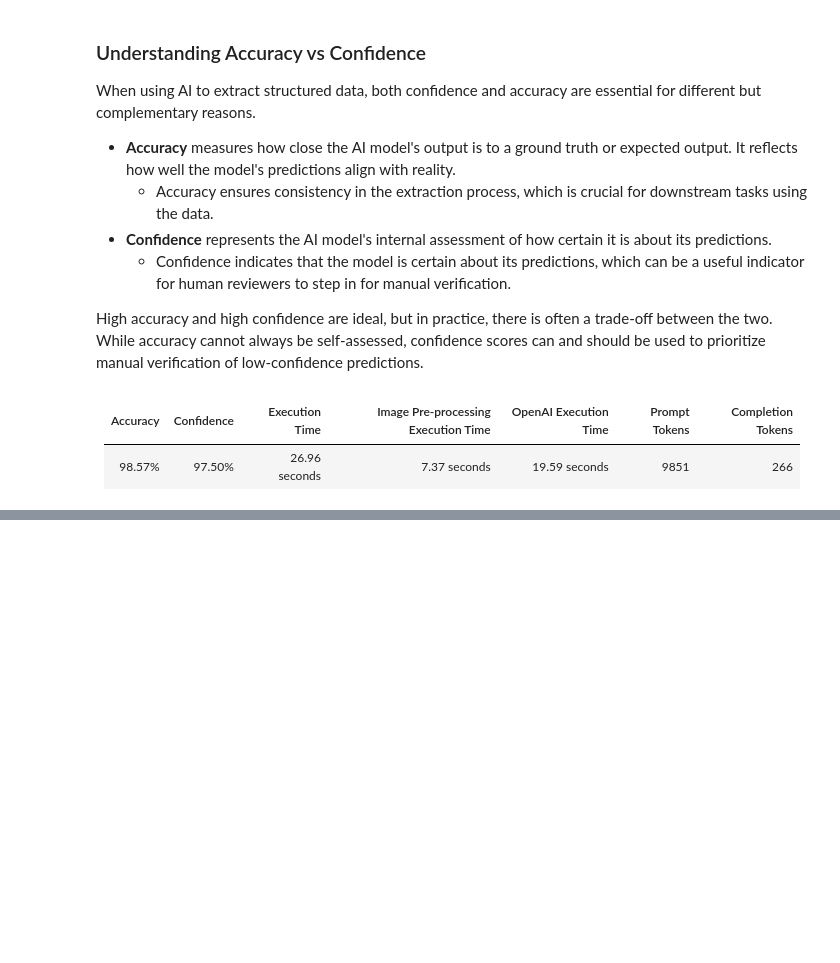
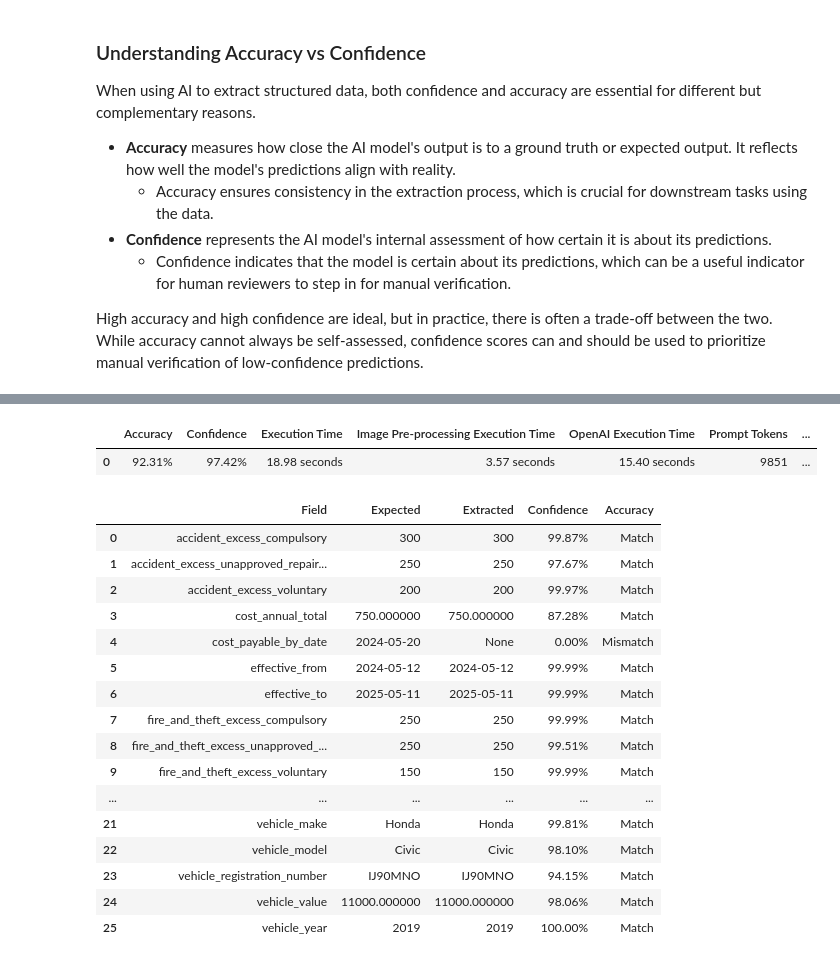
Before and after one commit to Azure-Samples/azure-ai-document-processing-samples, a Jupyter notebook: samples/extraction/vision-based/openai.ipynb, the cells around one changed output, grey strips where cells are left out. Saved outputs shown, nothing was run; the diff lists cells and outputs as text; code cells hidden in the pictures; blank space fills up the shorter version.

Commit message:
Improve vision-based OpenAI vehicle insurance policy sample with additional sample loading

```diff
--- a/samples/extraction/vision-based/openai.ipynb
+++ b/samples/extraction/vision-based/openai.ipynb
@@ -218,3 +217,15 @@ When using AI to extract structured data, both confidence and accuracy are essen
   - Confidence indicates that the model is certain about its predictions, which can be a useful indicator for human reviewers to step in for manual verification.
 
 High accuracy and high confidence are ideal, but in practice, there is often a trade-off between the two. While accuracy cannot always be self-assessed, confidence scores can and should be used to prioritize manual verification of low-confidence predictions.
+# %%
+# Gets the parsed VehicleInsurancePolicy object from the completion response.
+insurance_policy = completion.choices[0].message.parsed
+
+expected_dict = expected.to_dict()
+insurance_policy_dict = insurance_policy.to_dict()
+# %%
+# Determines the accuracy of the extracted data against the expected values.
+accuracy = insurance_policy_evaluator.evaluate(expected=expected_dict, actual=insurance_policy_dict)
+# %%
+# Determines the confidence of the extracted data using the log probabilities of the completion response.
+confidence = evaluate_confidence(insurance_policy_dict, completion.choices[0])
@@ -221,26 +239,10 @@ High accuracy and high confidence are ideal, but in practice, there is often a t
+# %%
+# Save the output of the data extraction result.
+extraction_result = DataExtractionResult(insurance_policy_dict, confidence, accuracy, prompt_tokens, completion_tokens, total_elapsed)
+
+with open(f"{working_dir}/samples/extraction/vision-based/openai.{pdf_fname}.json", "w") as f:
+    f.write(extraction_result.to_json(indent=4))
 # %%
-# Gets the parsed VehicleInsurancePolicy object from the completion response.
-insurance_policy = completion.choices[0].message.parsed
-
-# Determines the accuracy of the extracted data against the expected values.
-accuracy = insurance_policy_evaluator.evaluate(insurance_policy)
-
-# Determines the confidence of the extracted data using the log probabilities of the completion response.
-confidence = evaluate_confidence(insurance_policy.to_dict(), completion.choices[0])
-
-# Gets the total execution time of the data extraction process.
-total_elapsed = image_stopwatch.elapsed + oai_stopwatch.elapsed
-
-# Gets the prompt tokens and completion tokens from the completion response.
-prompt_tokens = completion.usage.prompt_tokens
-completion_tokens = completion.usage.completion_tokens
-
-# Save the output of the data extraction result.
-extraction_result = DataExtractionResult(insurance_policy.to_dict(), confidence, accuracy, prompt_tokens, completion_tokens, total_elapsed)
-
-with open(f"{working_dir}/samples/extraction/vision-based/openai.{pdf_file_name}.json", "w") as f:
-    f.write(extraction_result.to_json(indent=4))
-
 # Display the outputs of the data extraction process.
 df = pd.DataFrame([
     {
@@ -254,14 +256,6 @@ df = pd.DataFrame([
     }
 ])
 
-display(Markdown(df.to_markdown(index=False, tablefmt='unsafehtml')))
-display(Markdown(extraction_comparison(expected.to_dict(), insurance_policy.to_dict(), confidence)))
+display(df)
+display(get_extraction_comparison(expected_dict, insurance_policy_dict, confidence, accuracy['accuracy']))
 # %% [output]
-<table>
-<thead>
-<tr><th>Accuracy  </th><th>Confidence  </th><th>Execution Time  </th><th>Image Pre-processing Execution Time  </th><th>OpenAI Execution Time  </th><th style="text-align: right;">  Prompt Tokens</th><th style="text-align: right;">  Completion Tokens</th></tr>
-</thead>
-<tbody>
-<tr><td>98.57%    </td><td>97.50%      </td><td>26.96 seconds   </td><td>7.37 seconds                         </td><td>19.59 seconds          </td><td style="text-align: right;">           9851</td><td style="text-align: right;">                266</td></tr>
-</tbody>
-</table>
@@ -295,0 +262,19 @@ display(Markdown(extraction_comparison(expected.to_dict(), insurance_policy.to_d
+|  | Accuracy | Confidence | Execution Time | Image Pre-processing Execution Time | OpenAI Execution Time | Prompt Tokens | ... |
+| 0 | 92.31% | 97.42% | 18.98 seconds | 3.57 seconds | 15.40 seconds | 9851 | ... |
+|  | Field | Expected | Extracted | Confidence | Accuracy |
+| 0 | accident_excess_compulsory | 300 | 300 | 99.87% | Match |
+| 1 | accident_excess_unapproved_repair... | 250 | 250 | 97.67% | Match |
+| 2 | accident_excess_voluntary | 200 | 200 | 99.97% | Match |
+| 3 | cost_annual_total | 750.000000 | 750.000000 | 87.28% | Match |
+| 4 | cost_payable_by_date | 2024-05-20 | None | 0.00% | Mismatch |
+| 5 | effective_from | 2024-05-12 | 2024-05-12 | 99.99% | Match |
+| 6 | effective_to | 2025-05-11 | 2025-05-11 | 99.99% | Match |
+| 7 | fire_and_theft_excess_compulsory | 250 | 250 | 99.99% | Match |
+| 8 | fire_and_theft_excess_unapproved_... | 250 | 250 | 99.51% | Match |
+| 9 | fire_and_theft_excess_voluntary | 150 | 150 | 99.99% | Match |
+| ... | ... | ... | ... | ... | ... |
+| 21 | vehicle_make | Honda | Honda | 99.81% | Match |
+| 22 | vehicle_model | Civic | Civic | 98.10% | Match |
+| 23 | vehicle_registration_number | IJ90MNO | IJ90MNO | 94.15% | Match |
+| 24 | vehicle_value | 11000.000000 | 11000.000000 | 98.06% | Match |
+| 25 | vehicle_year | 2019 | 2019 | 100.00% | Match |
```
Also changed, not shown: parts of 13 cells of this notebook, 11 other files.
